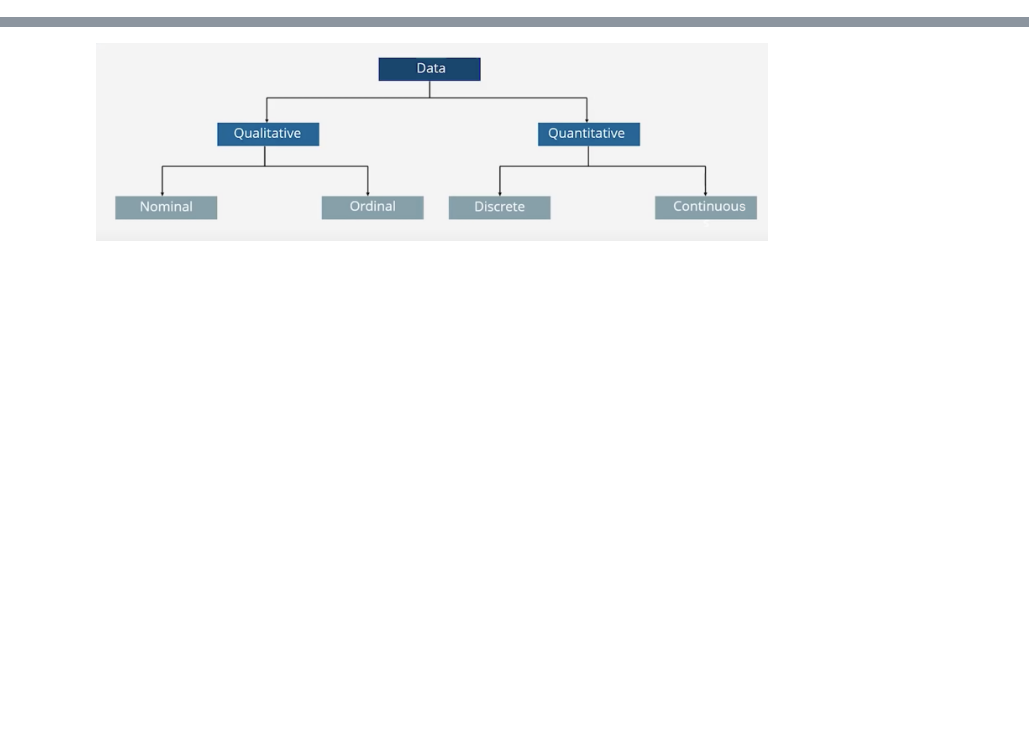
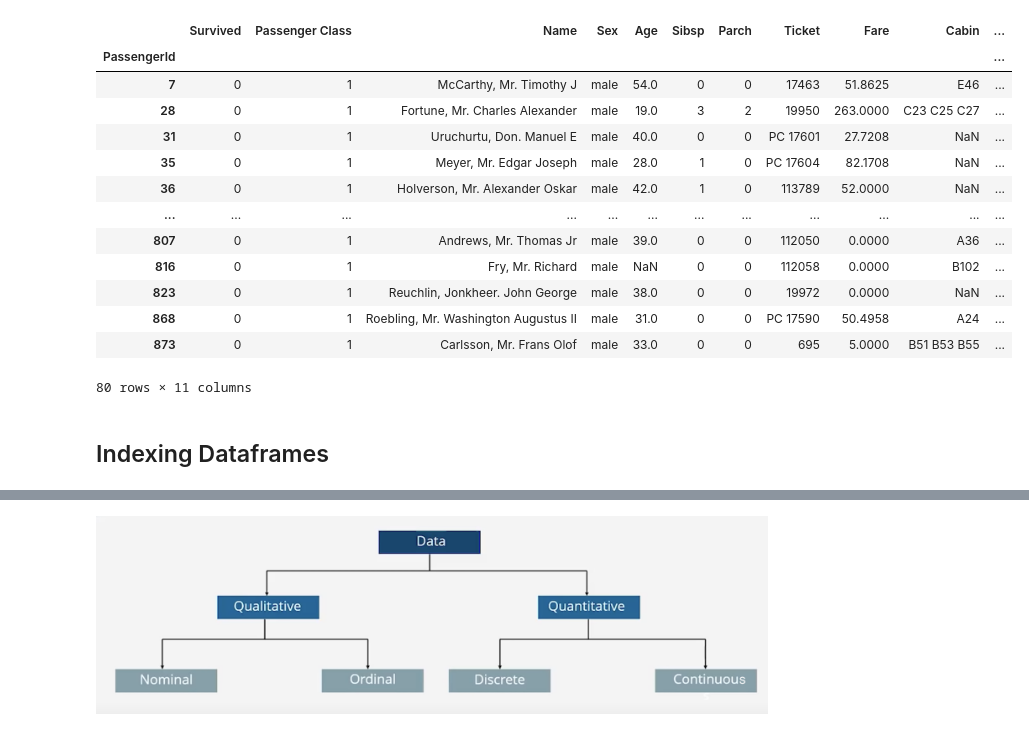
Before and after one commit to landmann/data_science_exercises, a Jupyter notebook: class_4/Class 4.ipynb, the cells around one changed output, grey strips where cells are left out. Drawn from its saved outputs; the diff is of its cells as text; code cells hidden in the pictures; blank space fills up the shorter version.

```diff
--- a/class_4/Class 4.ipynb
+++ b/class_4/Class 4.ipynb
@@ -18,0 +486,19 @@ import numpy as np
+# %%
+train[(train['Survived']==0) & (train['Passenger Class'] == 1)]
+# %% [output]
+|  | Survived | Passenger Class | Name | Sex | Age | Sibsp | Parch | Ticket | Fare | Cabin | ... |
+| PassengerId |  |  |  |  |  |  |  |  |  |  | ... |
+| 7 | 0 | 1 | McCarthy, Mr. Timothy J | male | 54.0 | 0 | 0 | 17463 | 51.8625 | E46 | ... |
+| 28 | 0 | 1 | Fortune, Mr. Charles Alexander | male | 19.0 | 3 | 2 | 19950 | 263.0000 | C23 C25 C27 | ... |
+| 31 | 0 | 1 | Uruchurtu, Don. Manuel E | male | 40.0 | 0 | 0 | PC 17601 | 27.7208 | NaN | ... |
+| 35 | 0 | 1 | Meyer, Mr. Edgar Joseph | male | 28.0 | 1 | 0 | PC 17604 | 82.1708 | NaN | ... |
+| 36 | 0 | 1 | Holverson, Mr. Alexander Oskar | male | 42.0 | 1 | 0 | 113789 | 52.0000 | NaN | ... |
+| ... | ... | ... | ... | ... | ... | ... | ... | ... | ... | ... | ... |
+| 807 | 0 | 1 | Andrews, Mr. Thomas Jr | male | 39.0 | 0 | 0 | 112050 | 0.0000 | A36 | ... |
+| 816 | 0 | 1 | Fry, Mr. Richard | male | NaN | 0 | 0 | 112058 | 0.0000 | B102 | ... |
+| 823 | 0 | 1 | Reuchlin, Jonkheer. John George | male | 38.0 | 0 | 0 | 19972 | 0.0000 | NaN | ... |
+| 868 | 0 | 1 | Roebling, Mr. Washington Augustus II | male | 31.0 | 0 | 0 | PC 17590 | 50.4958 | A24 | ... |
+| 873 | 0 | 1 | Carlsson, Mr. Frans Olof | male | 33.0 | 0 | 0 | 695 | 5.0000 | B51 B53 B55 | ... |
+80 rows × 11 columns
+# %% [markdown]
+## Indexing Dataframes
```
Also changed, not shown: parts of 117 cells of this notebook, 4 other files.
